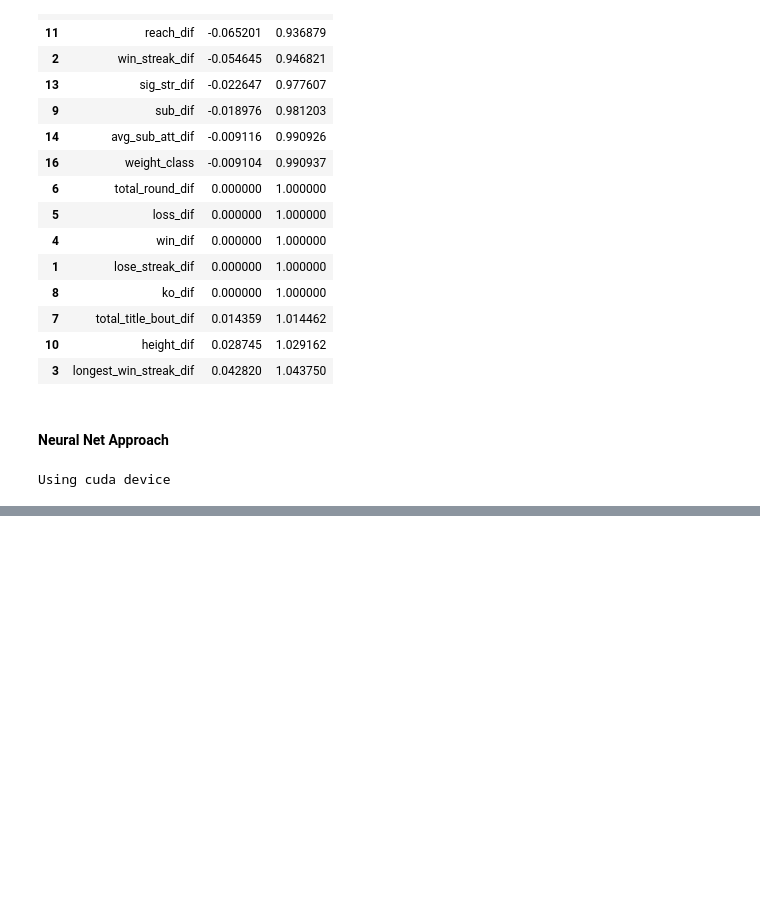
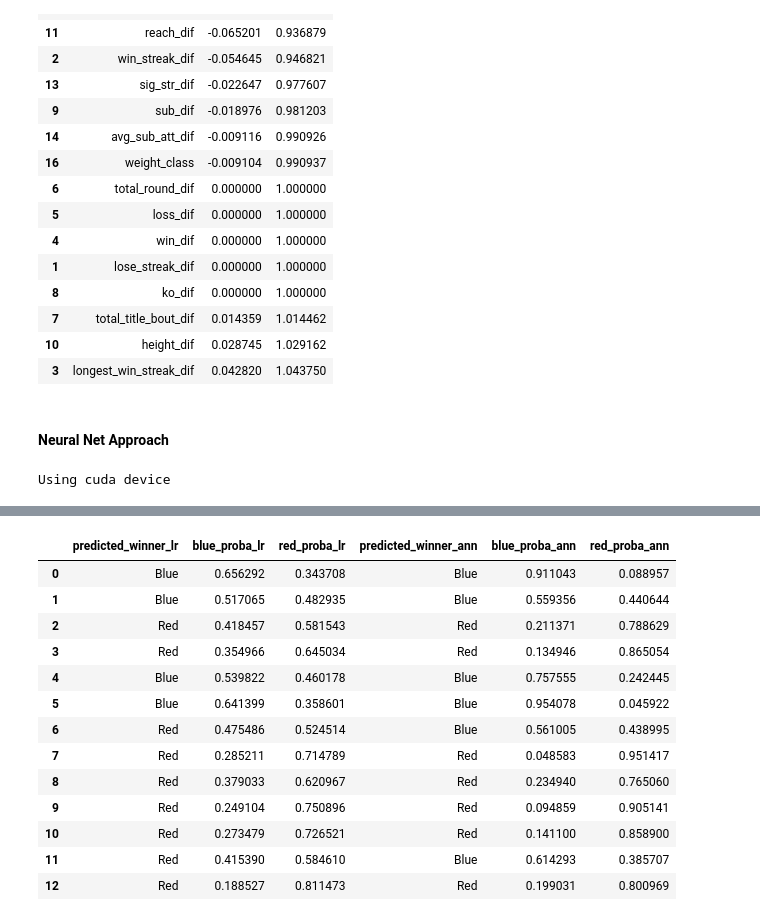
Before and after one commit to jpz129/ufc_bets, a Jupyter notebook: mma-bets/notebooks/1-exploration.ipynb, the cells around one changed output, grey strips where cells are left out. Drawn from its saved outputs; the diff is of its cells as text; code cells hidden in the pictures; blank space fills up the shorter version.

```diff
--- a/mma-bets/notebooks/1-exploration.ipynb
+++ b/mma-bets/notebooks/1-exploration.ipynb
@@ -1329,0 +1575,9 @@ Done!
+# %%
+blue_probas_ann = [i[0] for i in preds[1].to('cpu').numpy()]
+red_probas_ann = [i[1] for i in preds[1].to('cpu').numpy()]
+# %%
+ann_df = pd.DataFrame({'predicted_winner_ann': ann_preds,
+                       'blue_proba_ann': blue_probas_ann,
+                       'red_proba_ann': red_probas_ann})
+# %%
+ann_df['predicted_winner_ann'] = ann_df['predicted_winner_ann'].map({0: 'Blue', 1: 'Red'})
@@ -1329,0 +1593,19 @@ Done!
+# %%
+upcoming_df = pd.concat([log_reg_df, ann_df], axis=1)
+# %%
+upcoming_df
+# %% [output]
+|  | predicted_winner_lr | blue_proba_lr | red_proba_lr | predicted_winner_ann | blue_proba_ann | red_proba_ann |
+| 0 | Blue | 0.656292 | 0.343708 | Blue | 0.911043 | 0.088957 |
+| 1 | Blue | 0.517065 | 0.482935 | Blue | 0.559356 | 0.440644 |
+| 2 | Red | 0.418457 | 0.581543 | Red | 0.211371 | 0.788629 |
+| 3 | Red | 0.354966 | 0.645034 | Red | 0.134946 | 0.865054 |
+| 4 | Blue | 0.539822 | 0.460178 | Blue | 0.757555 | 0.242445 |
+| 5 | Blue | 0.641399 | 0.358601 | Blue | 0.954078 | 0.045922 |
+| 6 | Red | 0.475486 | 0.524514 | Blue | 0.561005 | 0.438995 |
+| 7 | Red | 0.285211 | 0.714789 | Red | 0.048583 | 0.951417 |
+| 8 | Red | 0.379033 | 0.620967 | Red | 0.234940 | 0.765060 |
+| 9 | Red | 0.249104 | 0.750896 | Red | 0.094859 | 0.905141 |
+| 10 | Red | 0.273479 | 0.726521 | Red | 0.141100 | 0.858900 |
+| 11 | Red | 0.415390 | 0.584610 | Blue | 0.614293 | 0.385707 |
+| 12 | Red | 0.188527 | 0.811473 | Red | 0.199031 | 0.800969 |
```
Also changed, not shown: parts of 34 cells of this notebook.
